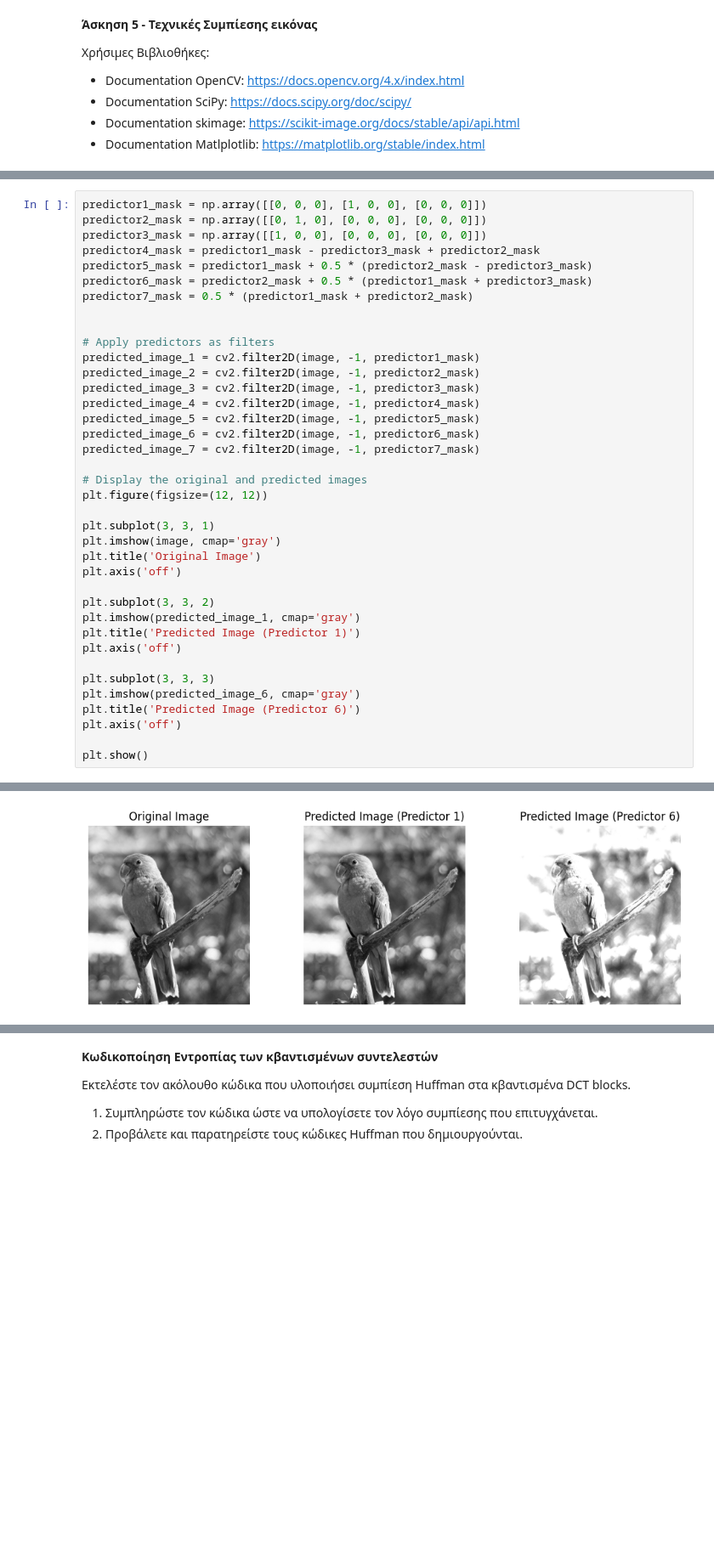
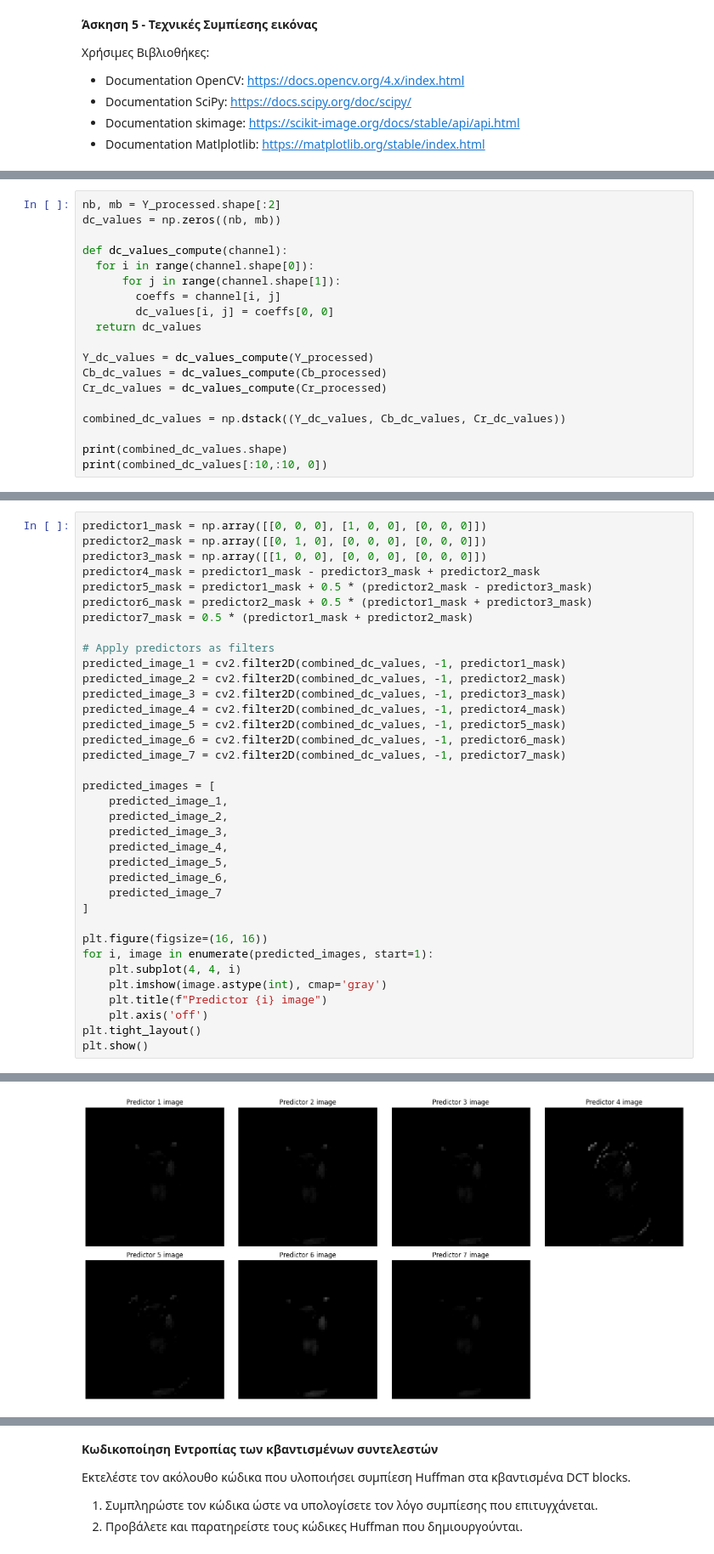
Before and after one commit to AgniKoko/DIP_HW02, a Jupyter notebook: DIP_HW02.ipynb, the cells around one changed output, grey strips where cells are left out. Shown at 85% size. Saved outputs shown, nothing was run; the diff lists cells and outputs as text; blank space fills up the shorter version.

```diff
--- a/DIP_HW02.ipynb
+++ b/DIP_HW02.ipynb
@@ -26,0 +70,19 @@ image = cv2.imread('parrot.jpg', cv2.IMREAD_GRAYSCALE)
+# %%
+nb, mb = Y_processed.shape[:2]
+dc_values = np.zeros((nb, mb))
+
+def dc_values_compute(channel):
+  for i in range(channel.shape[0]):
+      for j in range(channel.shape[1]):
+        coeffs = channel[i, j]
+        dc_values[i, j] = coeffs[0, 0]
+  return dc_values
+
+Y_dc_values = dc_values_compute(Y_processed)
+Cb_dc_values = dc_values_compute(Cb_processed)
+Cr_dc_values = dc_values_compute(Cr_processed)
+
+combined_dc_values = np.dstack((Y_dc_values, Cb_dc_values, Cr_dc_values))
+
+print(combined_dc_values.shape)
+print(combined_dc_values[:10,:10, 0])
@@ -40,33 +114,31 @@ predictor5_mask = predictor1_mask + 0.5 * (predictor2_mask - predictor3_mask)
 predictor6_mask = predictor2_mask + 0.5 * (predictor1_mask + predictor3_mask)
 predictor7_mask = 0.5 * (predictor1_mask + predictor2_mask)
 
+# Apply predictors as filters
+predicted_image_1 = cv2.filter2D(combined_dc_values, -1, predictor1_mask)
+predicted_image_2 = cv2.filter2D(combined_dc_values, -1, predictor2_mask)
+predicted_image_3 = cv2.filter2D(combined_dc_values, -1, predictor3_mask)
+predicted_image_4 = cv2.filter2D(combined_dc_values, -1, predictor4_mask)
+predicted_image_5 = cv2.filter2D(combined_dc_values, -1, predictor5_mask)
+predicted_image_6 = cv2.filter2D(combined_dc_values, -1, predictor6_mask)
+predicted_image_7 = cv2.filter2D(combined_dc_values, -1, predictor7_mask)
 
-# Apply predictors as filters
-predicted_image_1 = cv2.filter2D(image, -1, predictor1_mask)
-predicted_image_2 = cv2.filter2D(image, -1, predictor2_mask)
-predicted_image_3 = cv2.filter2D(image, -1, predictor3_mask)
-predicted_image_4 = cv2.filter2D(image, -1, predictor4_mask)
-predicted_image_5 = cv2.filter2D(image, -1, predictor5_mask)
-predicted_image_6 = cv2.filter2D(image, -1, predictor6_mask)
-predicted_image_7 = cv2.filter2D(image, -1, predictor7_mask)
+predicted_images = [
+    predicted_image_1,
+    predicted_image_2,
+    predicted_image_3,
+    predicted_image_4,
+    predicted_image_5,
+    predicted_image_6,
+    predicted_image_7
+]
 
-# Display the original and predicted images
-plt.figure(figsize=(12, 12))
-
-plt.subplot(3, 3, 1)
-plt.imshow(image, cmap='gray')
-plt.title('Original Image')
-plt.axis('off')
-
-plt.subplot(3, 3, 2)
-plt.imshow(predicted_image_1, cmap='gray')
-plt.title('Predicted Image (Predictor 1)')
-plt.axis('off')
-
-plt.subplot(3, 3, 3)
-plt.imshow(predicted_image_6, cmap='gray')
-plt.title('Predicted Image (Predictor 6)')
-plt.axis('off')
-
+plt.figure(figsize=(16, 16))
+for i, image in enumerate(predicted_images, start=1):
+    plt.subplot(4, 4, i)
+    plt.imshow(image.astype(int), cmap='gray')
+    plt.title(f"Predictor {i} image")
+    plt.axis('off')
+plt.tight_layout()
 plt.show()
 # %% [output]
@@ -73 +152 @@ plt.show()
-[figure, old version]
+[figure, new version]
```
Also changed, not shown: parts of 20 cells of this notebook.
